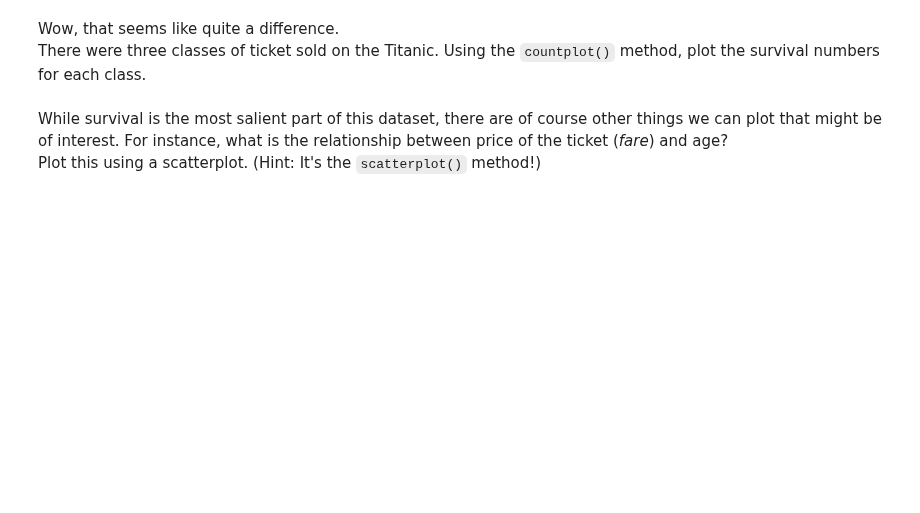
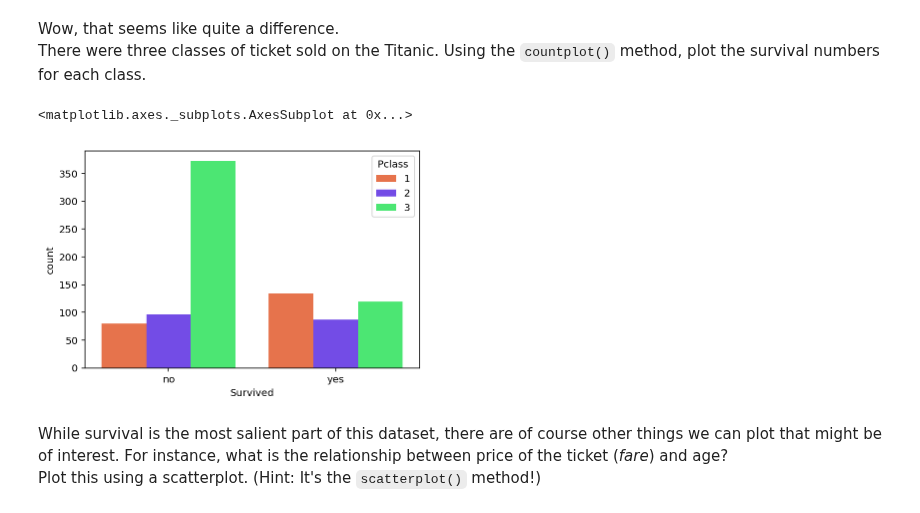
Before and after one commit to mpi-python/mpi-python-intro, a Jupyter notebook: Session4/Session4.ipynb, the cells around one changed output. Saved outputs shown, nothing was run; the diff lists cells and outputs as text; code cells hidden in the pictures; blank space fills up the shorter version.

```diff
--- a/Session4/Session4.ipynb
+++ b/Session4/Session4.ipynb
@@ -122,7 +171,8 @@ The data set we'll be using is the Titanic data set. It contains data about the
 Here's how you read a data set into pandas:
 # %%
 # use the pd.read_csv function to read in a comma-separated file
-titanic = pd.read_csv('titanic.csv')
+# Also possible to use other types of separates, see function
+titanic = pd.read_csv('titanic.csv', sep=',')
 # %%
 # preview the data
 titanic.head()
@@ -252,3 +458,13 @@ There were three classes of ticket sold on the Titanic. Using the `countplot()`
+# %%
+# Make a list of hex codes for the colour you need
+colours = ["#ff6633", "#6633ff", "#33ff66"]
+
+# plot surivival counts for each class here.
+# Use color_palette function that uses the list to set the palette to the colours you need
+sns.countplot(x='Survived', hue='Pclass', data=titanic, palette=sns.color_palette(colours))
+# %% [output]
+<matplotlib.axes._subplots.AxesSubplot at 0x...>
+[figure, added]
 # %% [markdown]
 While survival is the most salient part of this dataset, there are of course other things we can plot that might be of interest. For instance, what is the relationship between price of the ticket (_fare_) and age?
 Plot this using a scatterplot. (Hint: It's the `scatterplot()` method!)
```
Also changed, not shown: parts of 37 cells of this notebook, 1 other file.
